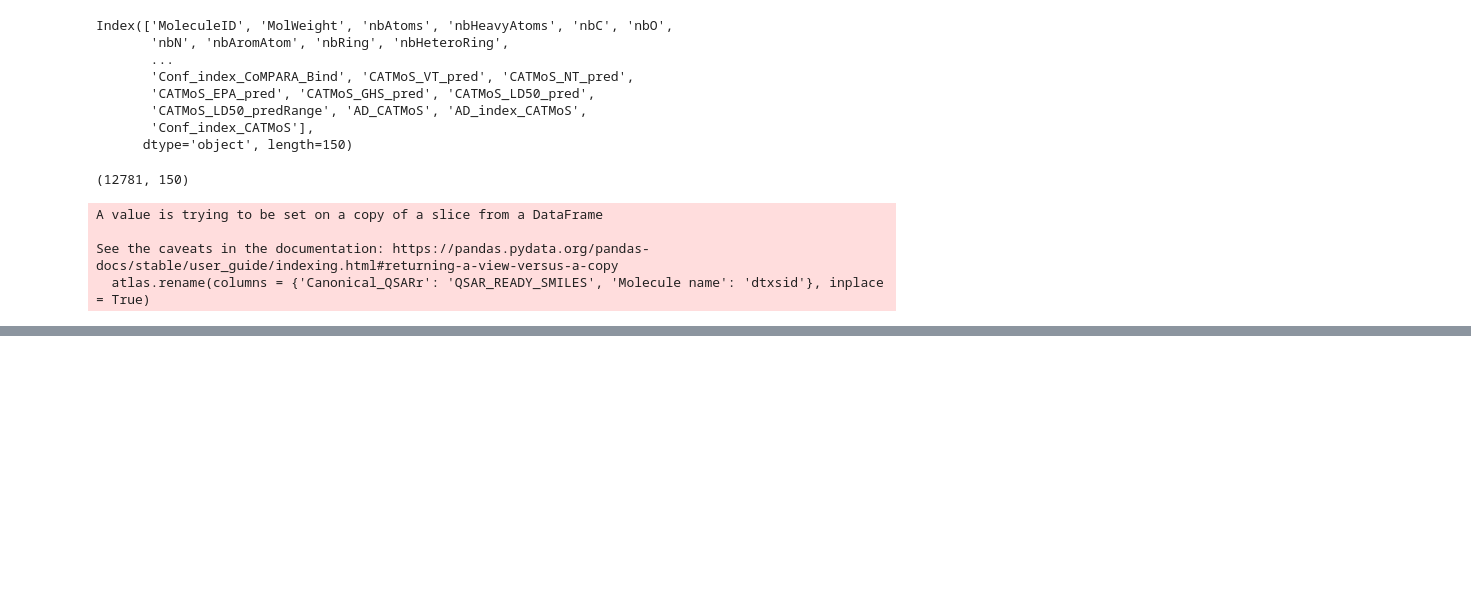
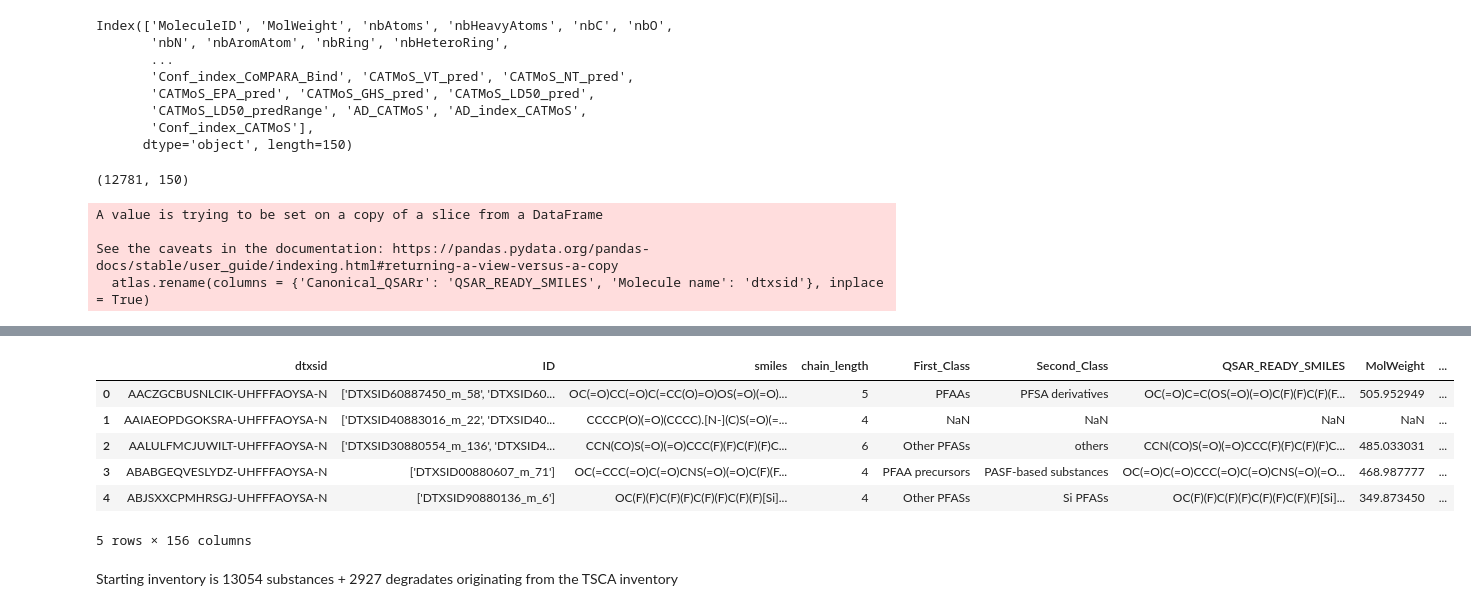
Before and after one commit to patlewig/nts_pfas, a Jupyter notebook: notebooks/00_preprocessing.ipynb, the cells around one changed output, grey strips where cells are left out. Saved outputs shown, nothing was run; the diff lists cells and outputs as text; code cells hidden in the pictures; blank space fills up the shorter version.

Commit message:
preprocessing to create the april pfas inventory

```diff
--- a/notebooks/00_preprocessing.ipynb
+++ b/notebooks/00_preprocessing.ipynb
@@ -134,0 +212,12 @@ df1[df1['TSCA_STATUS'].notnull()].to_csv(interim_dir+'april2024_tsca_pfas.csv')
+# %%
+pfas_tsca5= pd.read_csv(processed_dir+'pfas_tsca_degs_wcats.csv', index_col = [0])
+# %%
+pfas_tsca5.head()
+# %% [output]
+|  | dtxsid | ID | smiles | chain_length | First_Class | Second_Class | QSAR_READY_SMILES | MolWeight | ... |
+| 0 | AACZGCBUSNLCIK-UHFFFAOYSA-N | ['DTXSID60887450_m_58', 'DTXSID60... | OC(=O)CC(=O)C(=CC(O)=O)OS(=O)(=O)... | 5 | PFAAs | PFSA derivatives | OC(=O)C=C(OS(=O)(=O)C(F)(F)C(F)(F... | 505.952949 | ... |
+| 1 | AAIAEOPDGOKSRA-UHFFFAOYSA-N | ['DTXSID40883016_m_22', 'DTXSID40... | CCCCP(O)(=O)(CCCC).[N-](C)S(=O)(=... | 4 | NaN | NaN | NaN | NaN | ... |
+| 2 | AALULFMCJUWILT-UHFFFAOYSA-N | ['DTXSID30880554_m_136', 'DTXSID4... | CCN(CO)S(=O)(=O)CCC(F)(F)C(F)(F)C... | 6 | Other PFASs | others | CCN(CO)S(=O)(=O)CCC(F)(F)C(F)(F)C... | 485.033031 | ... |
+| 3 | ABABGEQVESLYDZ-UHFFFAOYSA-N | ['DTXSID00880607_m_71'] | OC(=CCC(=O)C(=O)CNS(=O)(=O)C(F)(F... | 4 | PFAA precursors | PASF-based substances | OC(=O)C(=O)CCC(=O)C(=O)CNS(=O)(=O... | 468.987777 | ... |
+| 4 | ABJSXXCPMHRSGJ-UHFFFAOYSA-N | ['DTXSID90880136_m_6'] | OC(F)(F)C(F)(F)C(F)(F)C(F)(F)[Si]... | 4 | Other PFASs | Si PFASs | OC(F)(F)C(F)(F)C(F)(F)C(F)(F)[Si]... | 349.873450 | ... |
+5 rows × 156 columns
@@ -134,0 +226,2 @@ df1[df1['TSCA_STATUS'].notnull()].to_csv(interim_dir+'april2024_tsca_pfas.csv')
+# %% [markdown]
+Starting inventory is 13054 substances + 2927 degradates originating from the TSCA inventory
```
Also changed, not shown: parts of 46 cells of this notebook, 1 other file.
